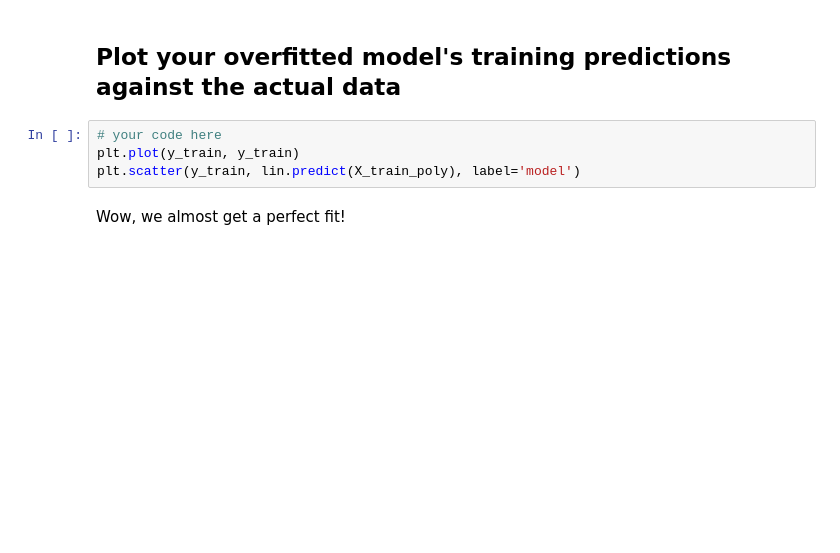
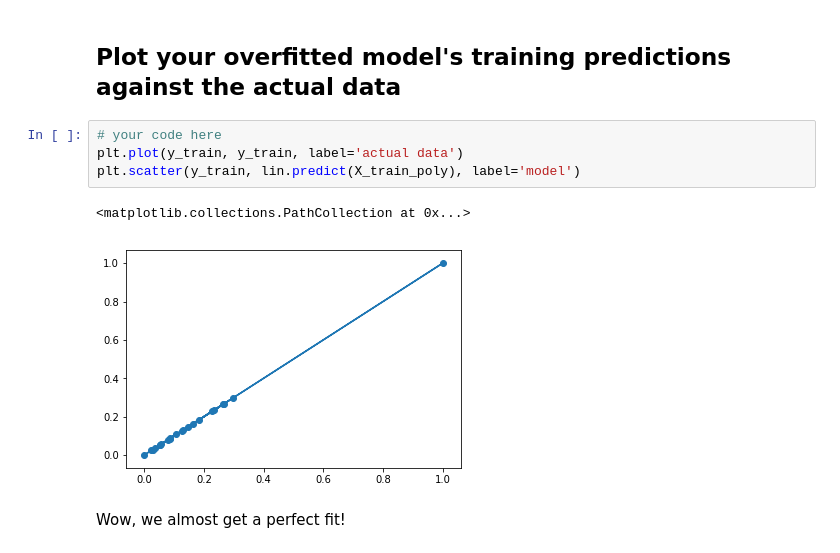
Before and after one commit to jdmitchell0216/dsc-2-24-08-bias-variance-trade-off-lab-nyc-ds-career-012819, a Jupyter notebook: index.ipynb, the cells around one changed output. Saved outputs shown, nothing was run; the diff lists cells and outputs as text; blank space fills up the shorter version.

```diff
--- a/index.ipynb
+++ b/index.ipynb
@@ -157,8 +157,11 @@ LinearRegression(copy_X=True, fit_intercept=True, n_jobs=None,
 ## Plot your overfitted model's training predictions against the actual data
 # %%
 # your code here
-plt.plot(y_train, y_train)
+plt.plot(y_train, y_train, label='actual data')
 plt.scatter(y_train, lin.predict(X_train_poly), label='model')
+# %% [output]
+<matplotlib.collections.PathCollection at 0x...>
+[figure, added]
 # %% [markdown]
 Wow, we almost get a perfect fit!
 # %% [markdown]
```
